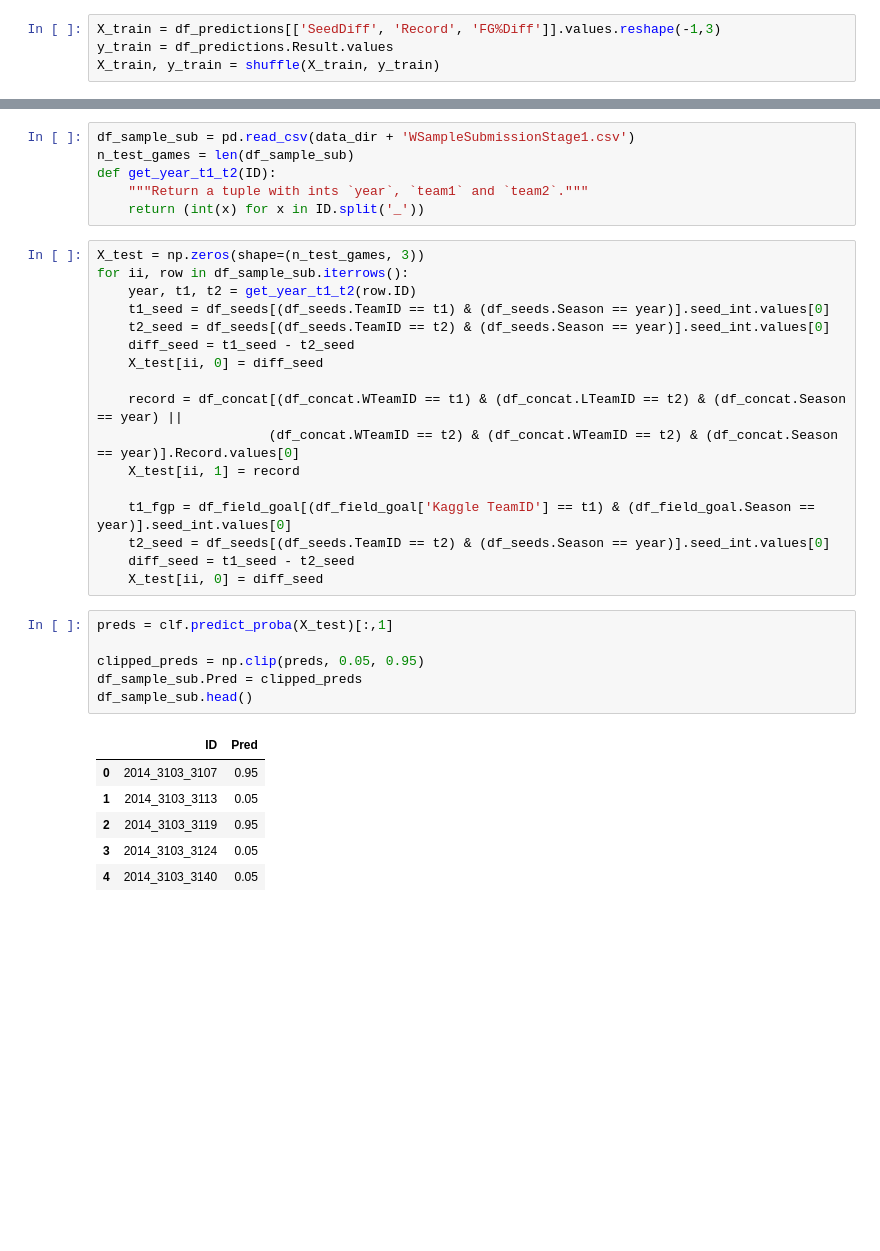
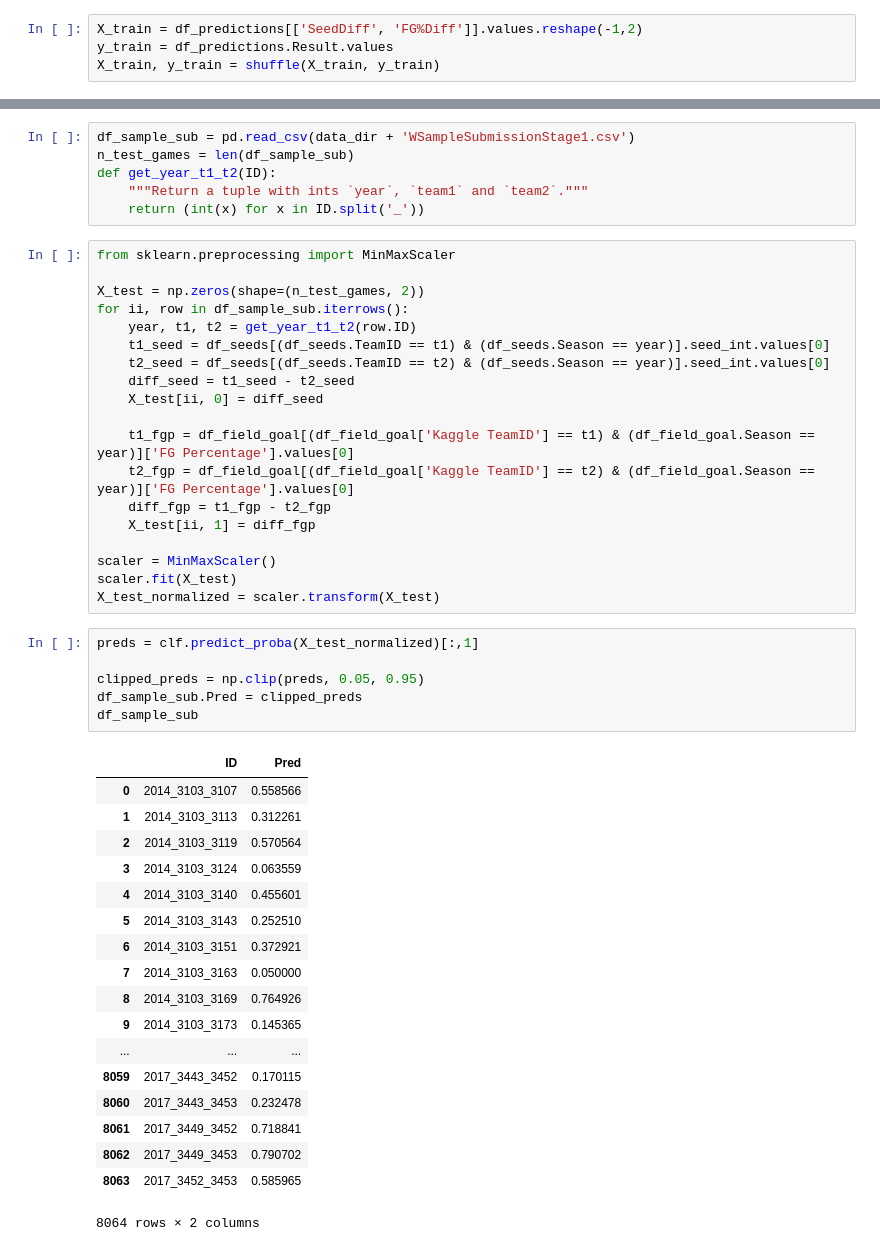
Before and after one commit to timdmacdo/kaggle, a Jupyter notebook: WBB/create_training_data.ipynb, the cells around one changed output, grey strips where cells are left out. Drawn from its saved outputs; the diff is of its cells as text; blank space fills up the shorter version.

Commit message:
Fixed some team matching errors, completed pipeline for field goal data.

```diff
--- a/WBB/create_training_data.ipynb
+++ b/WBB/create_training_data.ipynb
@@ -252,5 +229,5 @@ df_predictions
 # %%
-X_train = df_predictions[['SeedDiff', 'Record', 'FG%Diff']].values.reshape(-1,3)
+X_train = df_predictions[['SeedDiff', 'FG%Diff']].values.reshape(-1,2)
 y_train = df_predictions.Result.values
 X_train, y_train = shuffle(X_train, y_train)
 # %% [markdown]
@@ -281,7 +258,9 @@ def get_year_t1_t2(ID):
     """Return a tuple with ints `year`, `team1` and `team2`."""
     return (int(x) for x in ID.split('_'))
 # %%
-X_test = np.zeros(shape=(n_test_games, 3))
+from sklearn.preprocessing import MinMaxScaler
+
+X_test = np.zeros(shape=(n_test_games, 2))
 for ii, row in df_sample_sub.iterrows():
     year, t1, t2 = get_year_t1_t2(row.ID)
     t1_seed = df_seeds[(df_seeds.TeamID == t1) & (df_seeds.Season == year)].seed_int.values[0]
@@ -289,26 +268,38 @@ for ii, row in df_sample_sub.iterrows():
     diff_seed = t1_seed - t2_seed
     X_test[ii, 0] = diff_seed
 
-    record = df_concat[(df_concat.WTeamID == t1) & (df_concat.LTeamID == t2) & (df_concat.Season == year) ||
-                      (df_concat.WTeamID == t2) & (df_concat.WTeamID == t2) & (df_concat.Season == year)].Record.values[0]
-    X_test[ii, 1] = record
+    t1_fgp = df_field_goal[(df_field_goal['Kaggle TeamID'] == t1) & (df_field_goal.Season == year)]['FG Percentage'].values[0]
+    t2_fgp = df_field_goal[(df_field_goal['Kaggle TeamID'] == t2) & (df_field_goal.Season == year)]['FG Percentage'].values[0]
+    diff_fgp = t1_fgp - t2_fgp
+    X_test[ii, 1] = diff_fgp
 
-    t1_fgp = df_field_goal[(df_field_goal['Kaggle TeamID'] == t1) & (df_field_goal.Season == year)].seed_int.values[0]
-    t2_seed = df_seeds[(df_seeds.TeamID == t2) & (df_seeds.Season == year)].seed_int.values[0]
-    diff_seed = t1_seed - t2_seed
-    X_test[ii, 0] = diff_seed
+scaler = MinMaxScaler()
+scaler.fit(X_test)
+X_test_normalized = scaler.transform(X_test)
 # %%
-preds = clf.predict_proba(X_test)[:,1]
+preds = clf.predict_proba(X_test_normalized)[:,1]
 
 clipped_preds = np.clip(preds, 0.05, 0.95)
 df_sample_sub.Pred = clipped_preds
-df_sample_sub.head()
+df_sample_sub
 # %% [output]
 |  | ID | Pred |
-| 0 | 2014_3103_3107 | 0.95 |
-| 1 | 2014_3103_3113 | 0.05 |
-| 2 | 2014_3103_3119 | 0.95 |
-| 3 | 2014_3103_3124 | 0.05 |
-| 4 | 2014_3103_3140 | 0.05 |
+| 0 | 2014_3103_3107 | 0.558566 |
+| 1 | 2014_3103_3113 | 0.312261 |
+| 2 | 2014_3103_3119 | 0.570564 |
+| 3 | 2014_3103_3124 | 0.063559 |
+| 4 | 2014_3103_3140 | 0.455601 |
+| 5 | 2014_3103_3143 | 0.252510 |
+| 6 | 2014_3103_3151 | 0.372921 |
+| 7 | 2014_3103_3163 | 0.050000 |
+| 8 | 2014_3103_3169 | 0.764926 |
+| 9 | 2014_3103_3173 | 0.145365 |
+| ... | ... | ... |
+| 8059 | 2017_3443_3452 | 0.170115 |
+| 8060 | 2017_3443_3453 | 0.232478 |
+| 8061 | 2017_3449_3452 | 0.718841 |
+| 8062 | 2017_3449_3453 | 0.790702 |
+| 8063 | 2017_3452_3453 | 0.585965 |
+8064 rows × 2 columns
 # %%
 # Create submission file!
```
Also changed, not shown: parts of 6 cells of this notebook, 1 other file.
